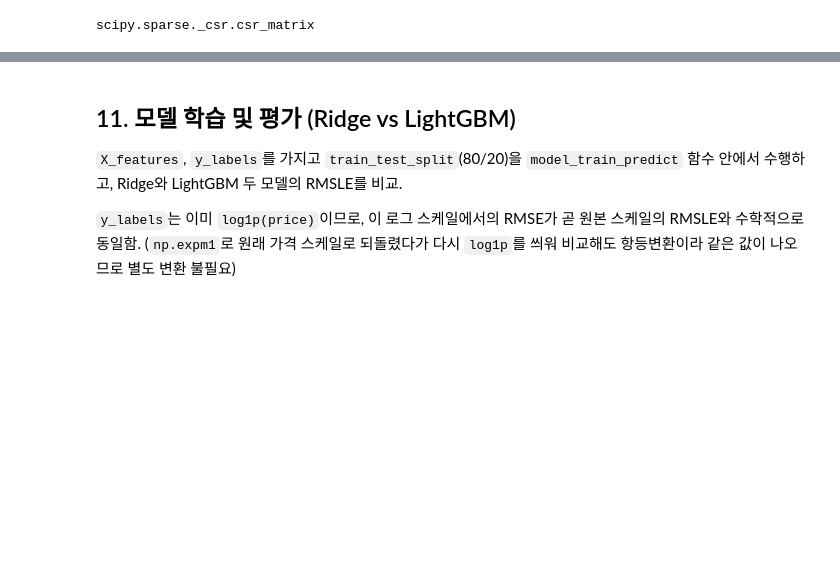
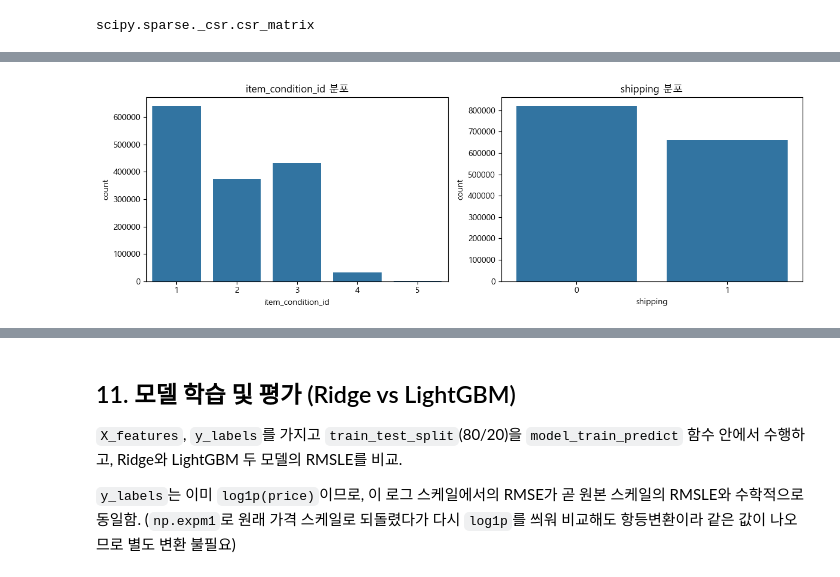
Before and after one commit to Hyehyun1001/ml-data-analysis, a Jupyter notebook: 04_regression_mercari/Mercari.ipynb, the cells around one changed output, grey strips where cells are left out. Saved outputs shown, nothing was run; the diff lists cells and outputs as text; code cells hidden in the pictures; blank space fills up the shorter version.

```diff
--- a/04_regression_mercari/Mercari.ipynb
+++ b/04_regression_mercari/Mercari.ipynb
@@ -282,0 +299,9 @@ Name: item_description, dtype: object
+# %%
+NULL_PENALTY_COLS = ['brand_name', 'category_name', 'item_description']
+
+def null_penalty(df, cols=NULL_PENALTY_COLS):
+    """Other_Null로 채워졌던 컬럼 개수(0~3)를 행 단위 페널티 점수로 반환"""
+    return sum((df[col] == 'Other_Null').astype(int) for col in cols)
+
+mercari_df['null_penalty'] = null_penalty(mercari_df)
+mercari_df['null_penalty'].value_counts().sort_index()
@@ -364,0 +402,11 @@ scipy.sparse._csr.csr_matrix
+# %%
+# item_condition_id, shipping 분포
+fig, axes = plt.subplots(1, 2, figsize=(12, 4))
+sns.countplot(x='item_condition_id', data=mercari_df, ax=axes[0])
+axes[0].set_title('item_condition_id 분포')
+sns.countplot(x='shipping', data=mercari_df, ax=axes[1])
+axes[1].set_title('shipping 분포')
+plt.tight_layout()
+plt.show()
+# %% [output]
+[figure, added]
```
Also changed, not shown: parts of 32 cells of this notebook.
